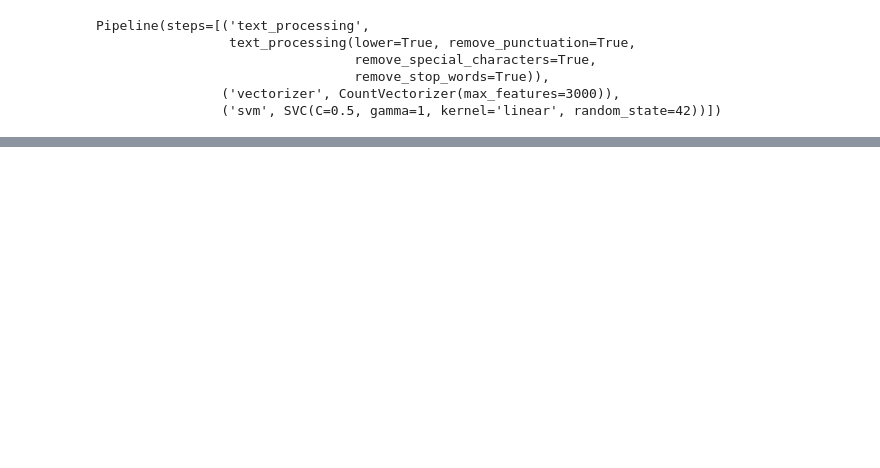
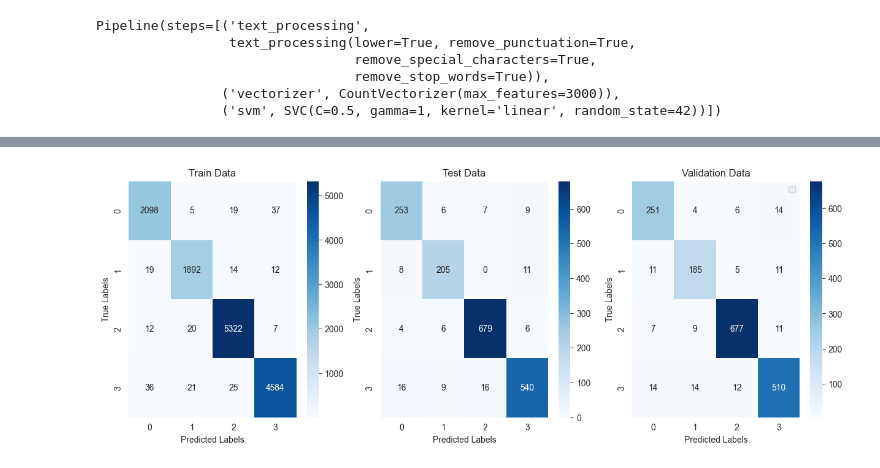
Before and after one commit to ahmedhany14/Emotion-Detection, a Jupyter notebook: workspace/emo.ipynb, the cells around one changed output, grey strips where cells are left out. Drawn from its saved outputs; the diff is of its cells as text; code cells hidden in the pictures; blank space fills up the shorter version.

```diff
--- a/workspace/emo.ipynb
+++ b/workspace/emo.ipynb
@@ -761,0 +847,5 @@ print(acc_score(validation_y_val, svm_pipeline.predict(validation_x_val_processe
+# %%
+conf_mat(
+    vot, train_x_train_processed, test_x_test_processed, validation_x_val_processed
+)
+# %% [output]
@@ -761,0 +862 @@ print(acc_score(validation_y_val, svm_pipeline.predict(validation_x_val_processe
+[figure, added]
```
Also changed, not shown: parts of 20 cells of this notebook.
